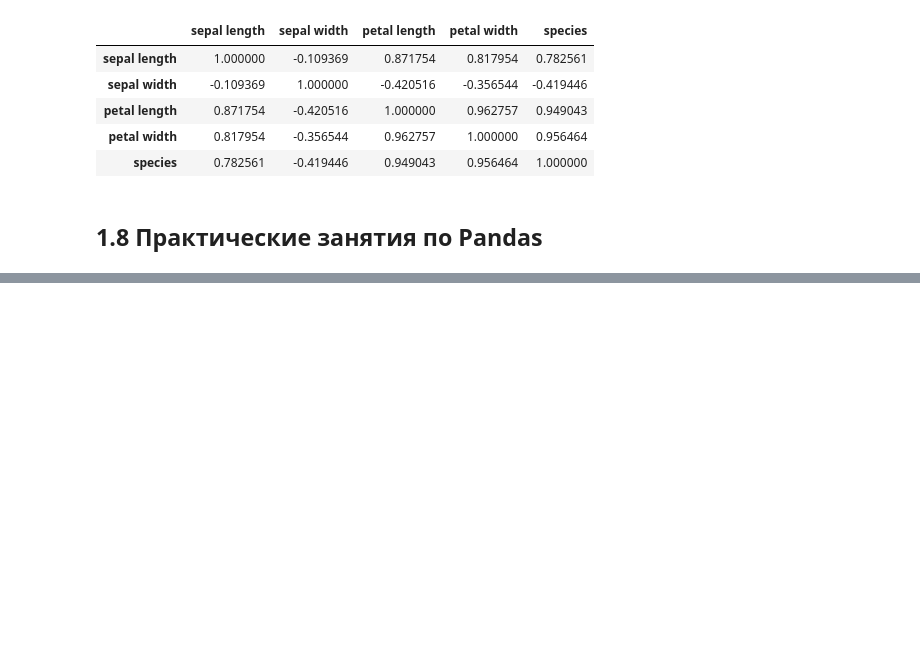
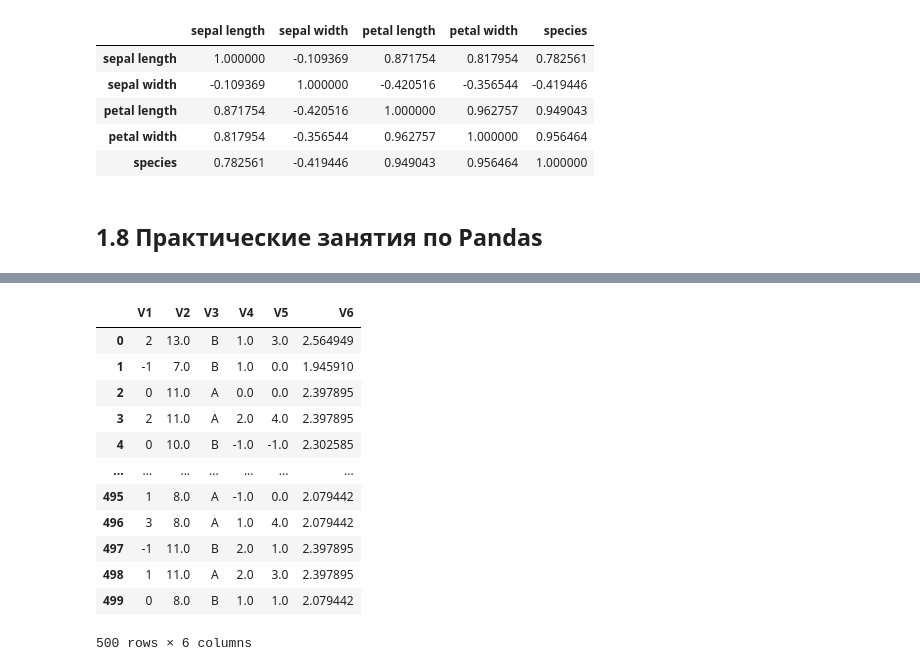
Before and after one commit to KirillXL/Basic_ML_cource, a Jupyter notebook: part1.ipynb, the cells around one changed output, grey strips where cells are left out. Drawn from its saved outputs; the diff is of its cells as text; code cells hidden in the pictures; blank space fills up the shorter version.

Commit message:
updated part1 and added datasets

```diff
--- a/part1.ipynb
+++ b/part1.ipynb
@@ -339,0 +379,2 @@ df_iris.corr()
+# %%
+my_stat = pd.read_csv('Datasets/my_stat.csv')
@@ -339,0 +453,19 @@ df_iris.corr()
+# %%
+my_stat['V5'] = my_stat['V1'] + my_stat['V4']
+my_stat['V6'] = np.log(my_stat['V2'])
+# %%
+my_stat
+# %% [output]
+|  | V1 | V2 | V3 | V4 | V5 | V6 |
+| 0 | 2 | 13.0 | B | 1.0 | 3.0 | 2.564949 |
+| 1 | -1 | 7.0 | B | 1.0 | 0.0 | 1.945910 |
+| 2 | 0 | 11.0 | A | 0.0 | 0.0 | 2.397895 |
+| 3 | 2 | 11.0 | A | 2.0 | 4.0 | 2.397895 |
+| 4 | 0 | 10.0 | B | -1.0 | -1.0 | 2.302585 |
+| ... | ... | ... | ... | ... | ... | ... |
+| 495 | 1 | 8.0 | A | -1.0 | 0.0 | 2.079442 |
+| 496 | 3 | 8.0 | A | 1.0 | 4.0 | 2.079442 |
+| 497 | -1 | 11.0 | B | 2.0 | 1.0 | 2.397895 |
+| 498 | 1 | 11.0 | A | 2.0 | 3.0 | 2.397895 |
+| 499 | 0 | 8.0 | B | 1.0 | 1.0 | 2.079442 |
+500 rows × 6 columns
```
Also changed, not shown: parts of 26 cells of this notebook, 2 other files.
